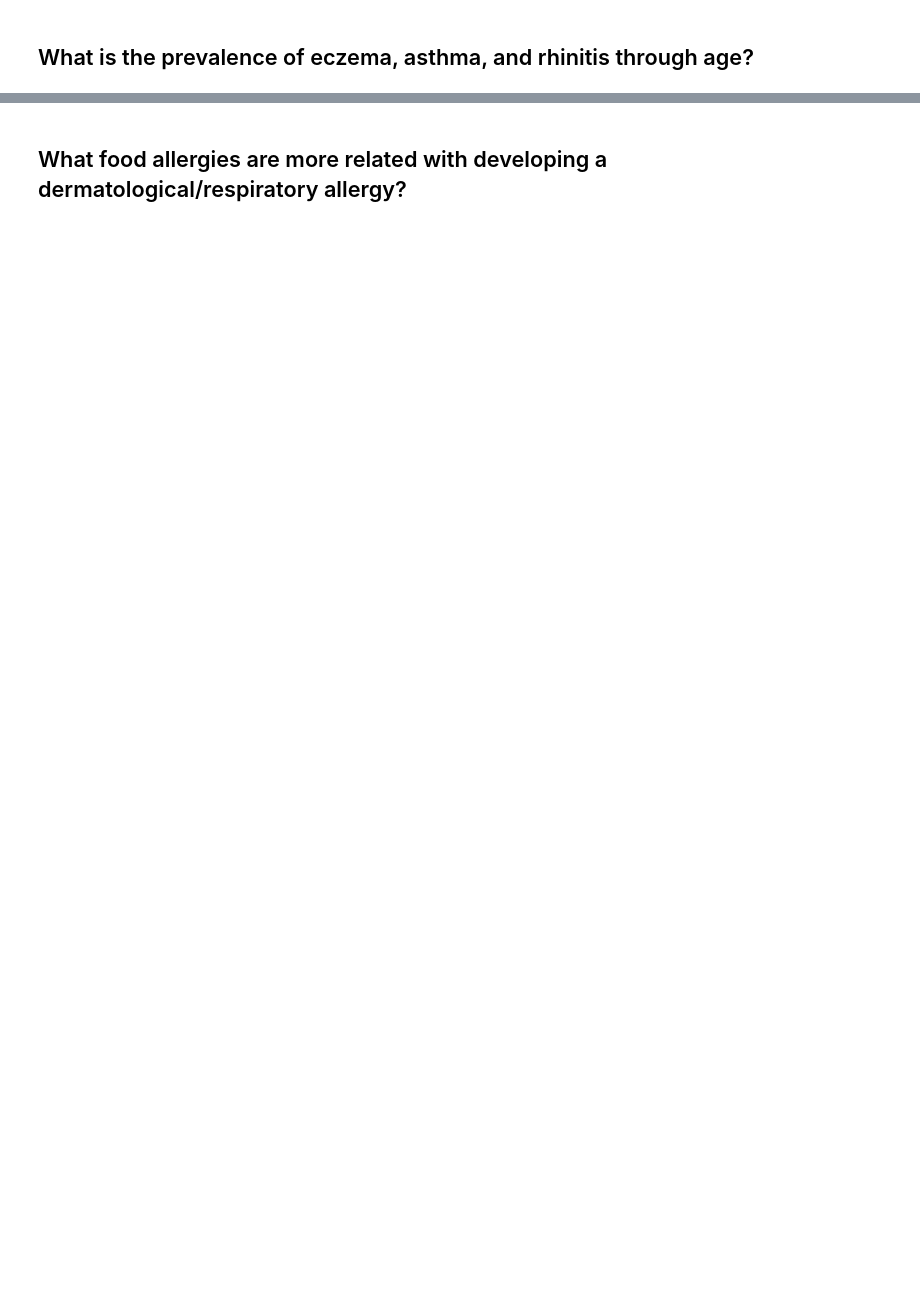
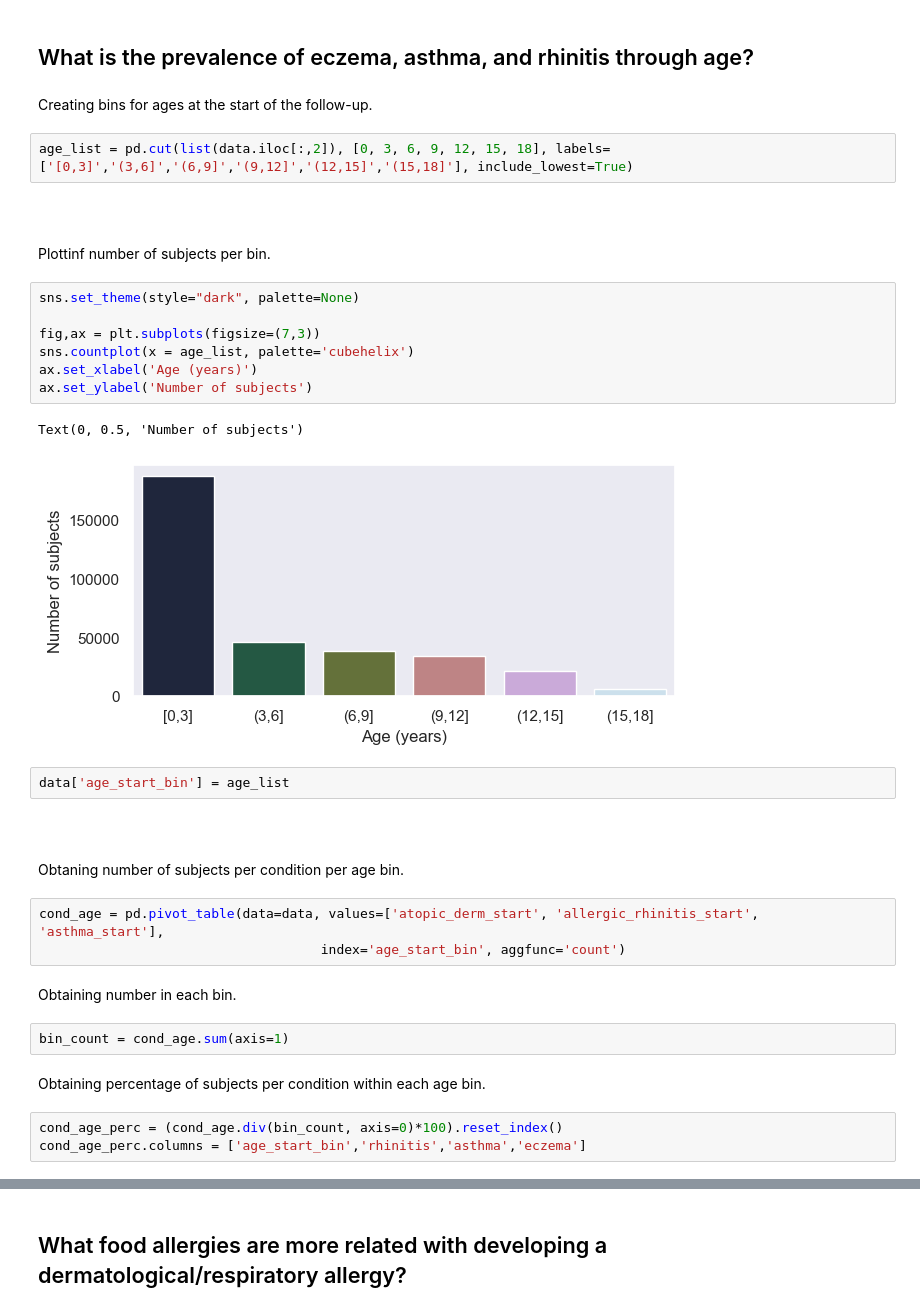
Before and after one commit to joanafloresc/Childhood_allergies, a Jupyter notebook: 02_notebooks/06_data_answers.ipynb, the cells around one changed output, grey strips where cells are left out. Cells and saved outputs as stored; diff of their text form; blank space fills up the shorter version.

```diff
--- a/02_notebooks/06_data_answers.ipynb
+++ b/02_notebooks/06_data_answers.ipynb
@@ -132,2 +205,38 @@ Text(0, 0.5, 'Percentage of diagnosis per birth year (others)')
 # %% [markdown]
 ## What is the prevalence of eczema, asthma, and rhinitis through age?
+# %% [markdown]
+Creating bins for ages at the start of the follow-up.
+# %%
+age_list = pd.cut(list(data.iloc[:,2]), [0, 3, 6, 9, 12, 15, 18], labels=['[0,3]','(3,6]','(6,9]','(9,12]','(12,15]','(15,18]'], include_lowest=True)
+# %% [markdown]
+ \
+ \
+Plottinf number of subjects per bin.
+# %%
+sns.set_theme(style="dark", palette=None)
+
+fig,ax = plt.subplots(figsize=(7,3))
+sns.countplot(x = age_list, palette='cubehelix')
+ax.set_xlabel('Age (years)')
+ax.set_ylabel('Number of subjects')
+# %% [output]
+Text(0, 0.5, 'Number of subjects')
+[figure, added]
+# %%
+data['age_start_bin'] = age_list
+# %% [markdown]
+ \
+ \
+Obtaning number of subjects per condition per age bin.
+# %%
+cond_age = pd.pivot_table(data=data, values=['atopic_derm_start', 'allergic_rhinitis_start', 'asthma_start'],
+                                    index='age_start_bin', aggfunc='count')
+# %% [markdown]
+Obtaining number in each bin.
+# %%
+bin_count = cond_age.sum(axis=1)
+# %% [markdown]
+Obtaining percentage of subjects per condition within each age bin.
+# %%
+cond_age_perc = (cond_age.div(bin_count, axis=0)*100).reset_index()
+cond_age_perc.columns = ['age_start_bin','rhinitis','asthma','eczema']
```
Also changed, not shown: parts of 55 cells of this notebook, 17 other files.
